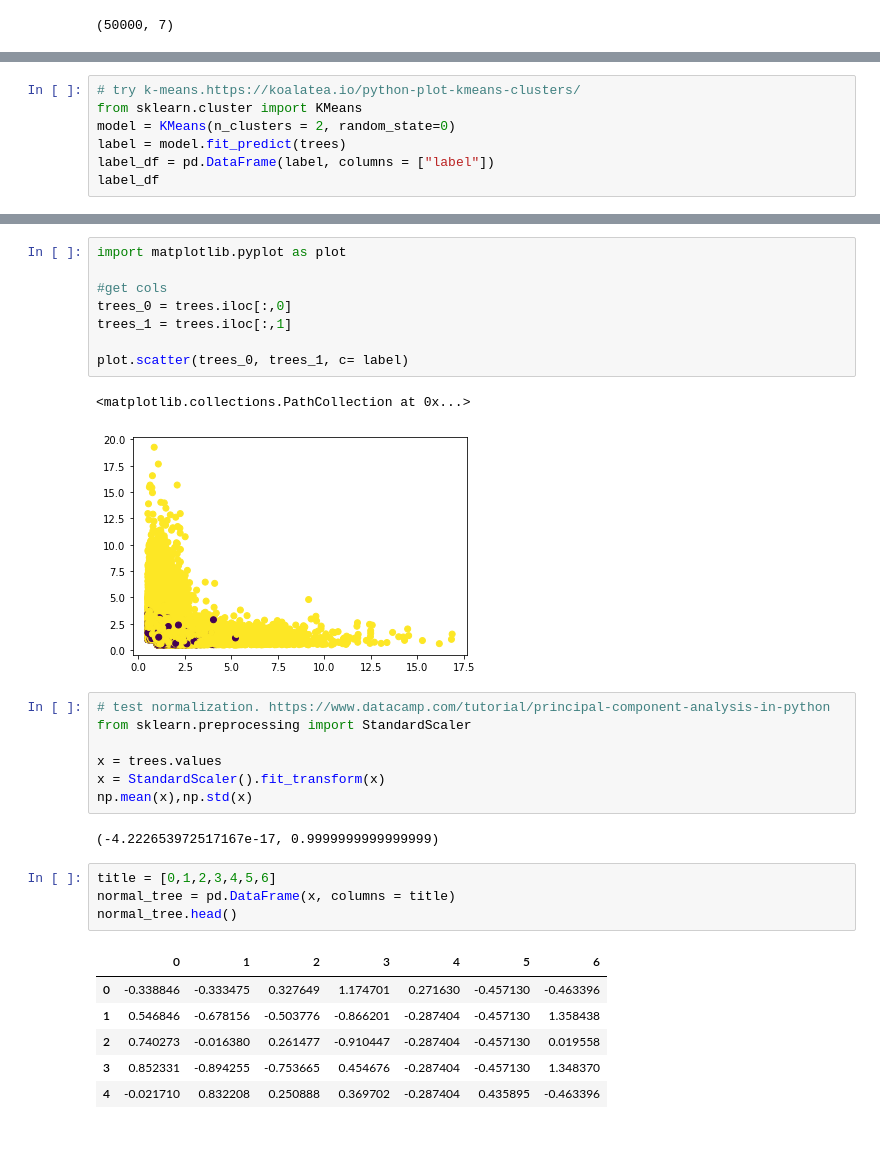
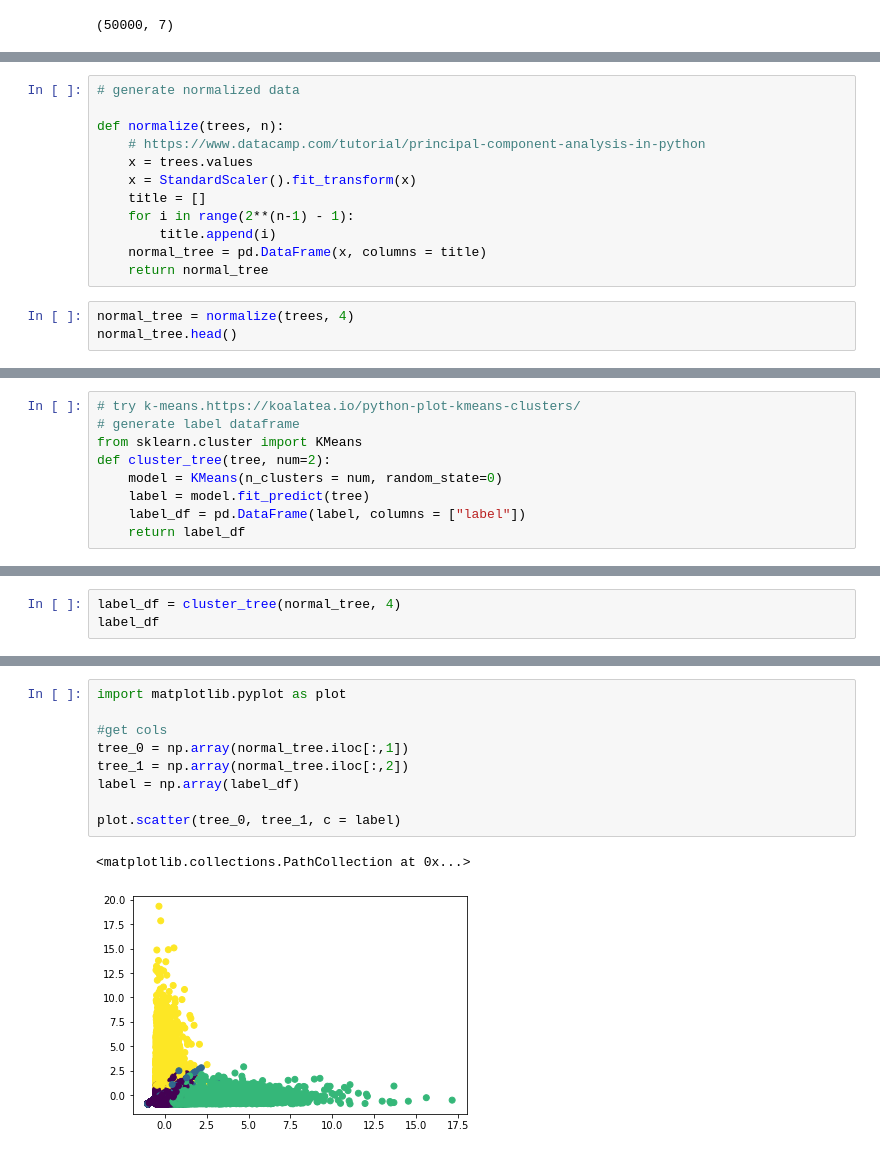
Before and after one commit to solislemuslab/PhyloClustering.jl, a Jupyter notebook: K-means-4taxa.ipynb, the cells around one changed output, grey strips where cells are left out. Drawn from its saved outputs; the diff is of its cells as text.

Commit message:
plot more clusters and try t-SNE

```diff
--- a/K-means-4taxa.ipynb
+++ b/K-means-4taxa.ipynb
@@ -17,3 +25,18 @@ trees.head()
 | 2 | 2.287441 | 1.534422 | 1.534422 | 2.006191 | 0.00000 | 0.000000 | 0.471769 |
 | 3 | 2.399569 | 0.629763 | 0.629763 | 4.712063 | 0.00000 | 0.000000 | 1.769806 |
 | 4 | 1.524985 | 2.408900 | 1.524985 | 4.543632 | 0.00000 | 0.883915 | 0.000000 |
+# %%
+# generate normalized data
+
+def normalize(trees, n):
+    # https://www.datacamp.com/tutorial/principal-component-analysis-in-python
+    x = trees.values
+    x = StandardScaler().fit_transform(x)
+    title = []
+    for i in range(2**(n-1) - 1):
+        title.append(i)
+    normal_tree = pd.DataFrame(x, columns = title)
+    return normal_tree
+# %%
+normal_tree = normalize(trees, 4)
+normal_tree.head()
@@ -20,7 +50,9 @@ trees.head()
 # %%
 # try k-means.https://koalatea.io/python-plot-kmeans-clusters/
+# generate label dataframe
 from sklearn.cluster import KMeans
-model = KMeans(n_clusters = 2, random_state=0)
-label = model.fit_predict(trees)
-label_df = pd.DataFrame(label, columns = ["label"])
-label_df
+def cluster_tree(tree, num=2):
+    model = KMeans(n_clusters = num, random_state=0)
+    label = model.fit_predict(tree)
+    label_df = pd.DataFrame(label, columns = ["label"])
+    return label_df
@@ -40,0 +59,3 @@ label_df
+# %%
+label_df = cluster_tree(normal_tree, 4)
+label_df
@@ -59,32 +85,13 @@ label_0
 # %%
 import matplotlib.pyplot as plot
 
 #get cols
-trees_0 = trees.iloc[:,0]
-trees_1 = trees.iloc[:,1]
+tree_0 = np.array(normal_tree.iloc[:,1])
+tree_1 = np.array(normal_tree.iloc[:,2])
+label = np.array(label_df)
 
-plot.scatter(trees_0, trees_1, c= label)
+plot.scatter(tree_0, tree_1, c = label)
 # %% [output]
 <matplotlib.collections.PathCollection at 0x...>
-[figure, old version]
+[figure, new version]
-# %%
-# test normalization. https://www.datacamp.com/tutorial/principal-component-analysis-in-python
-from sklearn.preprocessing import StandardScaler
-
-x = trees.values
-x = StandardScaler().fit_transform(x)
-np.mean(x),np.std(x)
-# %% [output]
-(-4.222653972517167e-17, 0.9999999999999999)
-# %%
-title = [0,1,2,3,4,5,6]
-normal_tree = pd.DataFrame(x, columns = title)
-normal_tree.head()
-# %% [output]
-|  | 0 | 1 | 2 | 3 | 4 | 5 | 6 |
-| 0 | -0.338846 | -0.333475 | 0.327649 | 1.174701 | 0.271630 | -0.457130 | -0.463396 |
-| 1 | 0.546846 | -0.678156 | -0.503776 | -0.866201 | -0.287404 | -0.457130 | 1.358438 |
-| 2 | 0.740273 | -0.016380 | 0.261477 | -0.910447 | -0.287404 | -0.457130 | 0.019558 |
-| 3 | 0.852331 | -0.894255 | -0.753665 | 0.454676 | -0.287404 | -0.457130 | 1.348370 |
-| 4 | -0.021710 | 0.832208 | 0.250888 | 0.369702 | -0.287404 | 0.435895 | -0.463396 |
 # %%
```
Also changed, not shown: parts of 23 cells of this notebook, 1 other file.
